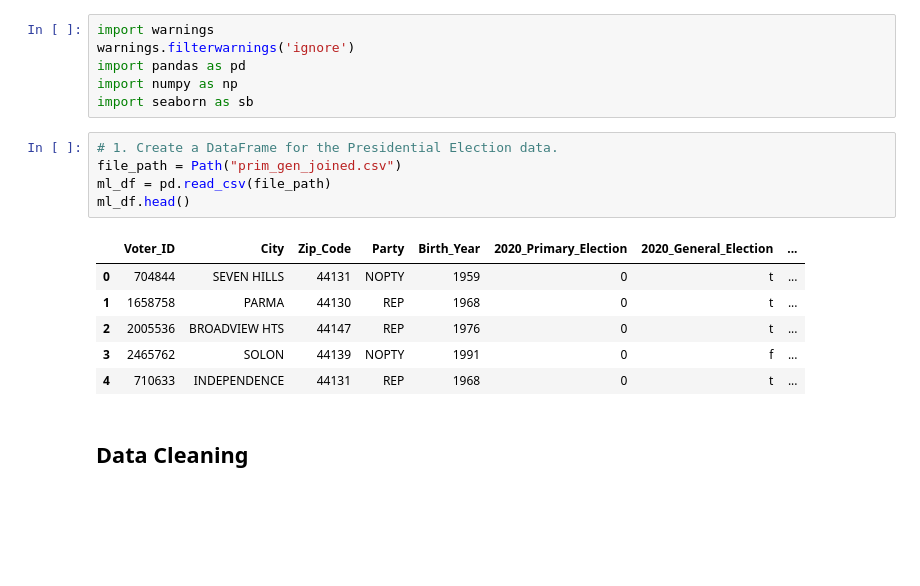
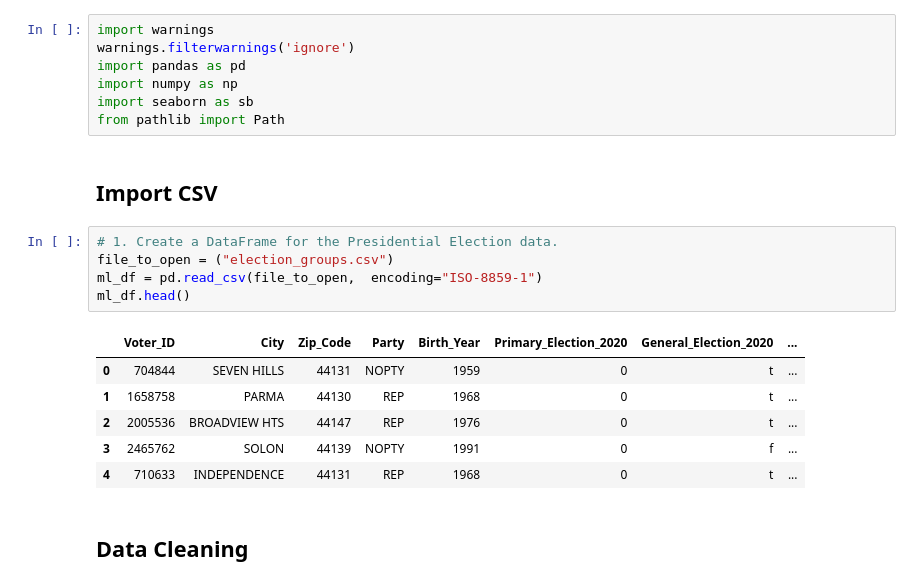
Before and after one commit to K8rly/GoVote, a Jupyter notebook: GoVoteML_Data.ipynb, the cells around one changed output. Saved outputs shown, nothing was run; the diff lists cells and outputs as text; blank space fills up the shorter version.

```diff
--- a/GoVoteML_Data.ipynb
+++ b/GoVoteML_Data.ipynb
@@ -4,13 +4,16 @@ warnings.filterwarnings('ignore')
 import pandas as pd
 import numpy as np
 import seaborn as sb
+from pathlib import Path
+# %% [markdown]
+## Import CSV
 # %%
 # 1. Create a DataFrame for the Presidential Election data.
-file_path = Path("prim_gen_joined.csv")
-ml_df = pd.read_csv(file_path)
+file_to_open = ("election_groups.csv")
+ml_df = pd.read_csv(file_to_open,  encoding="ISO-8859-1")
 ml_df.head()
 # %% [output]
-|  | Voter_ID | City | Zip_Code | Party | Birth_Year | 2020_Primary_Election | 2020_General_Election | ... |
+|  | Voter_ID | City | Zip_Code | Party | Birth_Year | Primary_Election_2020 | General_Election_2020 | ... |
 | 0 | 704844 | SEVEN HILLS | 44131 | NOPTY | 1959 | 0 | t | ... |
 | 1 | 1658758 | PARMA | 44130 | REP | 1968 | 0 | t | ... |
 | 2 | 2005536 | BROADVIEW HTS | 44147 | REP | 1976 | 0 | t | ... |
```
Also changed, not shown: parts of 36 cells of this notebook, 2 other files.
